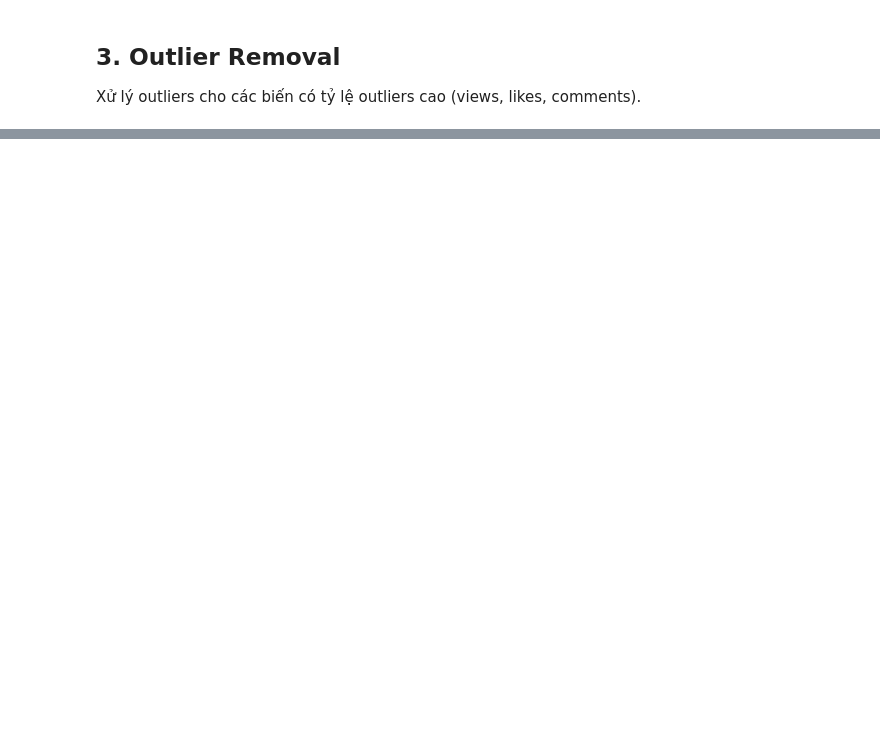
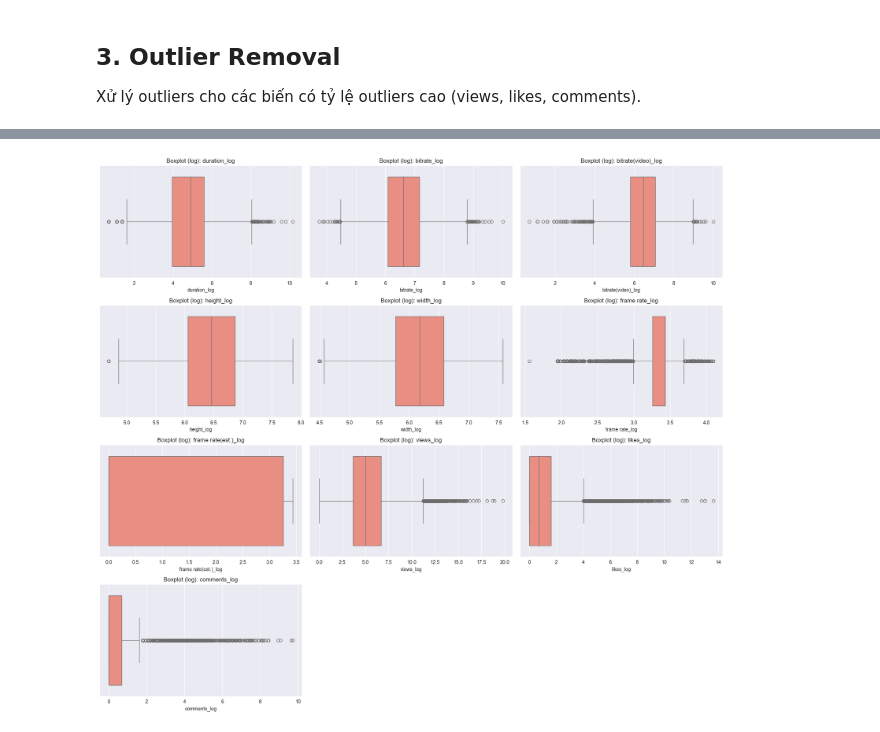
Before and after one commit to DangVanVy23521825/PTDLTQ-IE313, a Jupyter notebook: notebooks/2.2.eda_distribution.ipynb, the cells around one changed output, grey strips where cells are left out. Saved outputs shown, nothing was run; the diff lists cells and outputs as text; code cells hidden in the pictures; blank space fills up the shorter version.

```diff
--- a/notebooks/2.2.eda_distribution.ipynb
+++ b/notebooks/2.2.eda_distribution.ipynb
@@ -239,0 +181,16 @@ comparison.round(2)
+# %%
+fig, axes = plt.subplots(nrows=4, ncols=3, figsize=(18, 16))
+axes = axes.flatten()
+
+for i, col in enumerate(log_cols):
+    sns.boxplot(x=df_no_outliers[col], ax=axes[i], color='salmon')
+    axes[i].set_title(f"Boxplot (log): {col}")
+
+# Remove empty plots
+for j in range(len(log_cols), len(axes)):
+    fig.delaxes(axes[j])
+
+plt.tight_layout()
+plt.show()
+# %% [output]
+[figure, added]
```
Also changed, not shown: parts of 19 cells of this notebook, 1 other file.
